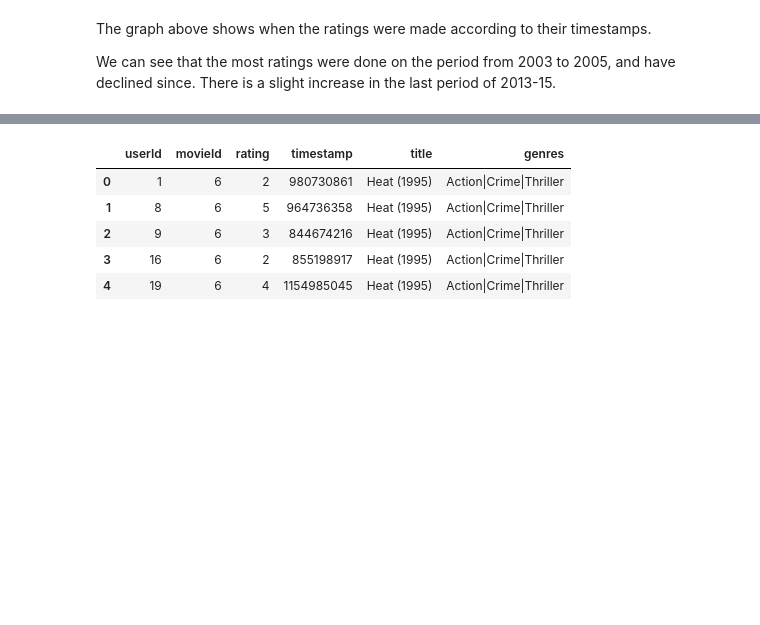
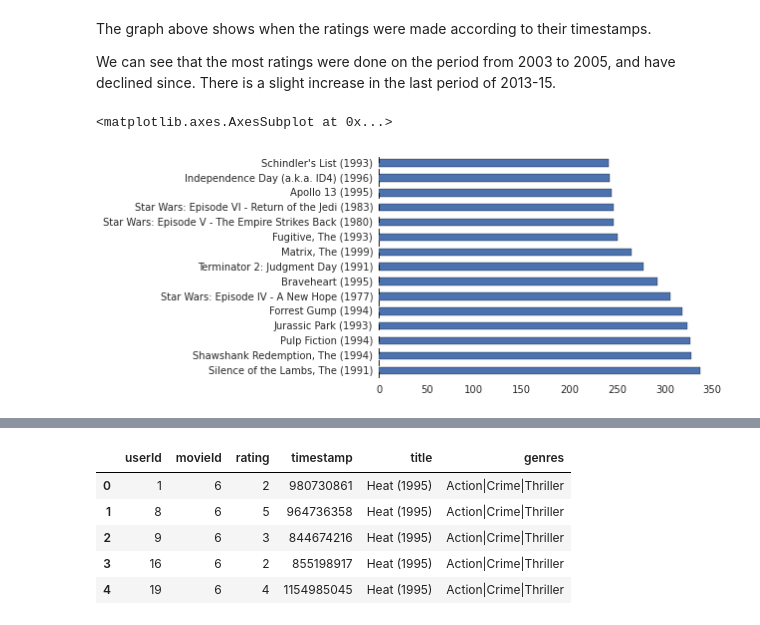
Before and after one commit to SpencerKaiser/DataMining, a Jupyter notebook: 04_AssignmentFour/A4-Master.ipynb, the cells around one changed output, grey strips where cells are left out. Saved outputs shown, nothing was run; the diff lists cells and outputs as text; code cells hidden in the pictures; blank space fills up the shorter version.

```diff
--- a/04_AssignmentFour/A4-Master.ipynb
+++ b/04_AssignmentFour/A4-Master.ipynb
@@ -183,3 +183,9 @@ df['time_range'].value_counts(sort = False).plot(kind='bar')
 The graph above shows when the ratings were made according to their timestamps.
 
 We can see that the most ratings were done on the period from 2003 to 2005, and have declined since. There is a slight increase in the last period of 2013-15.
+# %%
+titles = df['title'].value_counts()
+titles.head(15).plot(kind='barh')
+# %% [output]
+<matplotlib.axes.AxesSubplot at 0x...>
+[figure, added]
```
Also changed, not shown: parts of 6 cells of this notebook.
